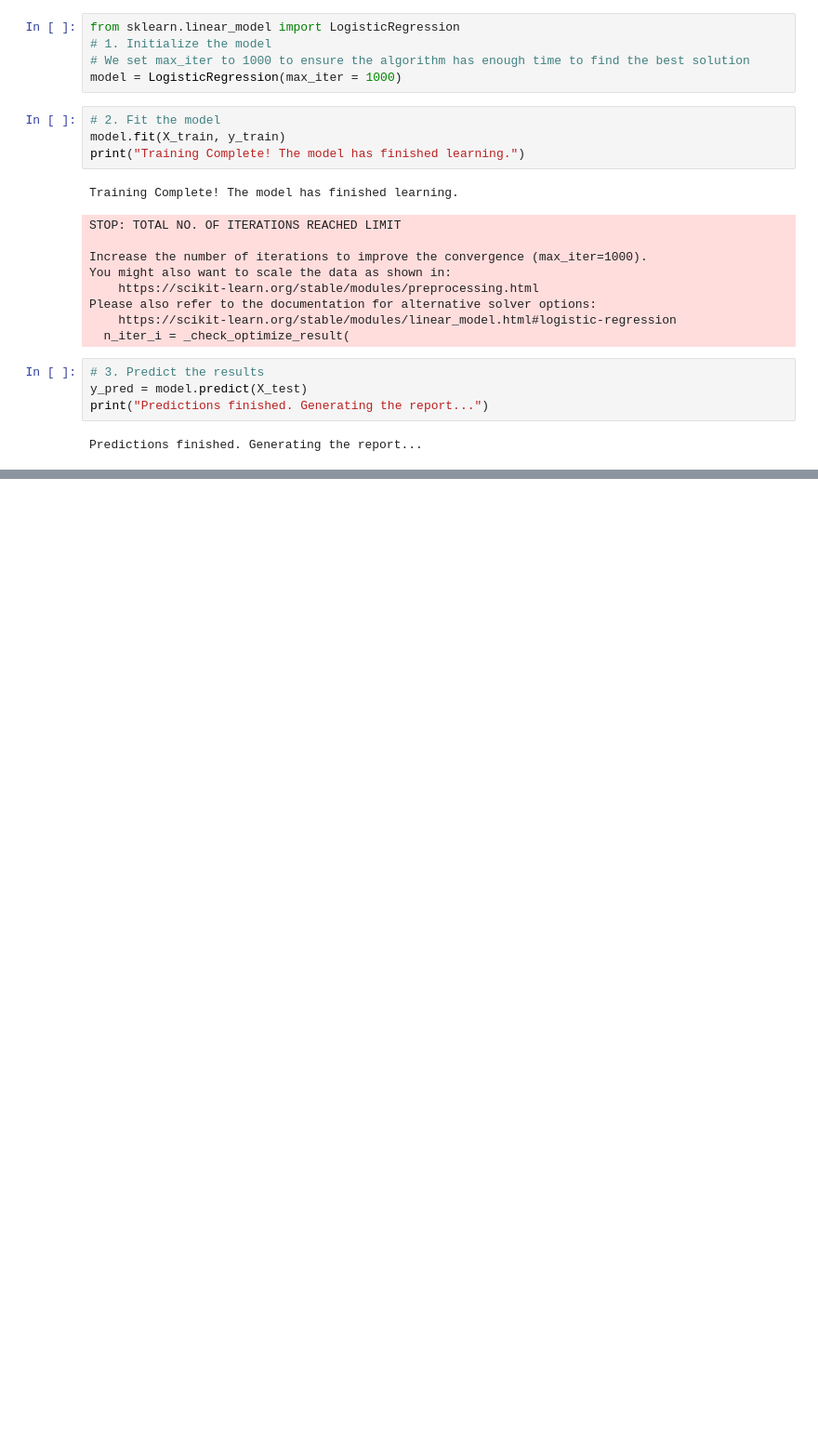
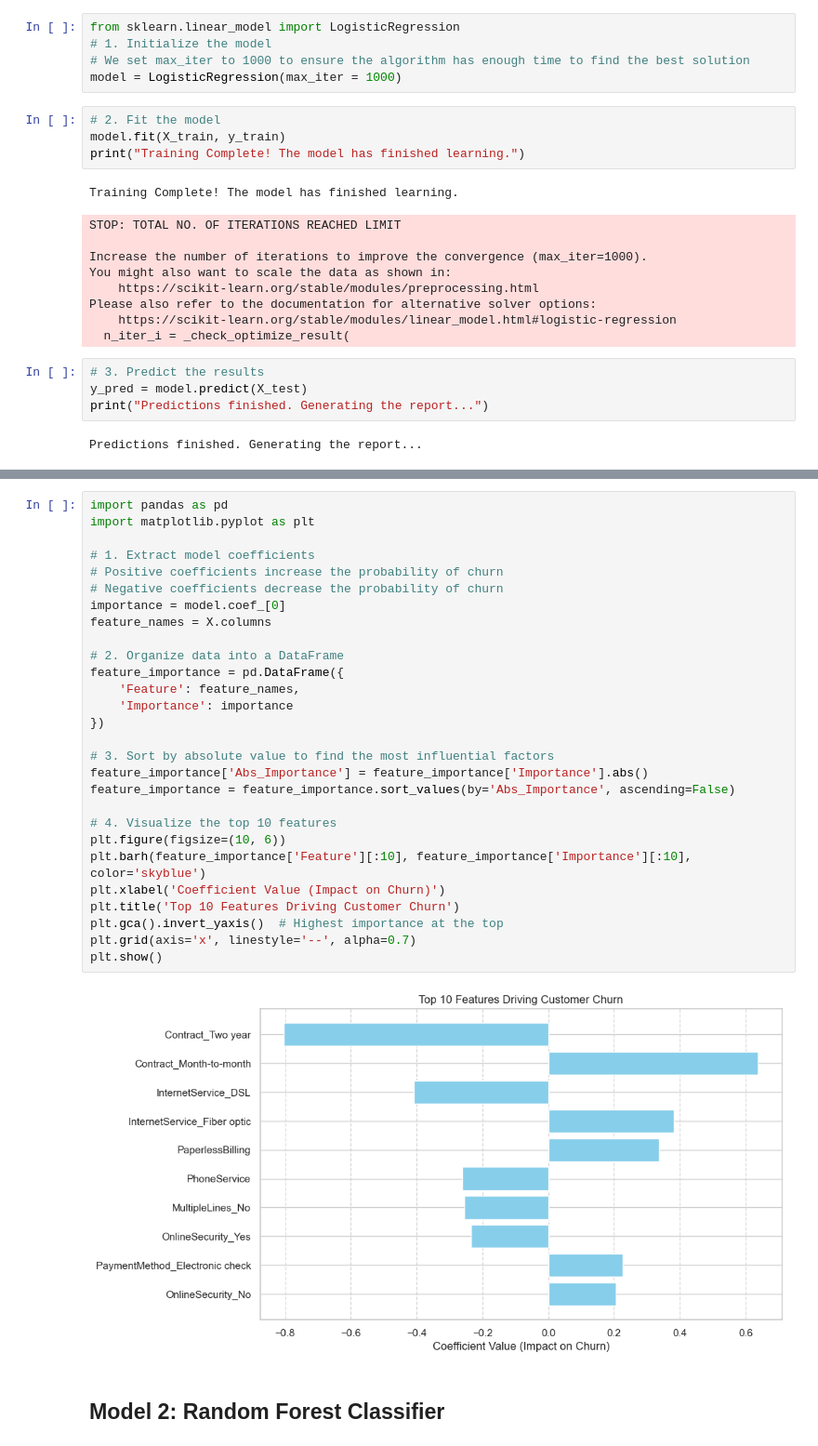
Before and after one commit to Echooo11/churn-prediction, a Jupyter notebook: 01_eda_preprocessing.ipynb, the cells around one changed output, grey strips where cells are left out. Shown at 93% size. Cells and saved outputs as stored; diff of their text form; blank space fills up the shorter version.

```diff
--- a/01_eda_preprocessing.ipynb
+++ b/01_eda_preprocessing.ipynb
@@ -209,0 +210,32 @@ weighted avg       0.82      0.82      0.82      1409
+# %%
+import pandas as pd
+import matplotlib.pyplot as plt
+
+# 1. Extract model coefficients
+# Positive coefficients increase the probability of churn
+# Negative coefficients decrease the probability of churn
+importance = model.coef_[0]
+feature_names = X.columns
+
+# 2. Organize data into a DataFrame
+feature_importance = pd.DataFrame({
+    'Feature': feature_names,
+    'Importance': importance
+})
+
+# 3. Sort by absolute value to find the most influential factors
+feature_importance['Abs_Importance'] = feature_importance['Importance'].abs()
+feature_importance = feature_importance.sort_values(by='Abs_Importance', ascending=False)
+
+# 4. Visualize the top 10 features
+plt.figure(figsize=(10, 6))
+plt.barh(feature_importance['Feature'][:10], feature_importance['Importance'][:10], color='skyblue')
+plt.xlabel('Coefficient Value (Impact on Churn)')
+plt.title('Top 10 Features Driving Customer Churn')
+plt.gca().invert_yaxis()  # Highest importance at the top
+plt.grid(axis='x', linestyle='--', alpha=0.7)
+plt.show()
+# %% [output]
+[figure, added]
+# %% [markdown]
+## Model 2: Random Forest Classifier
```
Also changed, not shown: parts of 5 cells of this notebook, 1 other file.
